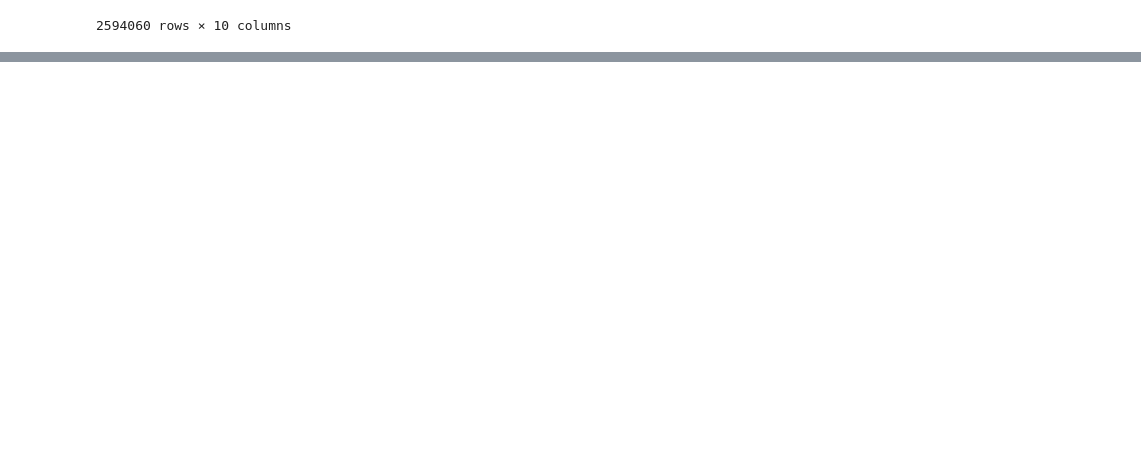
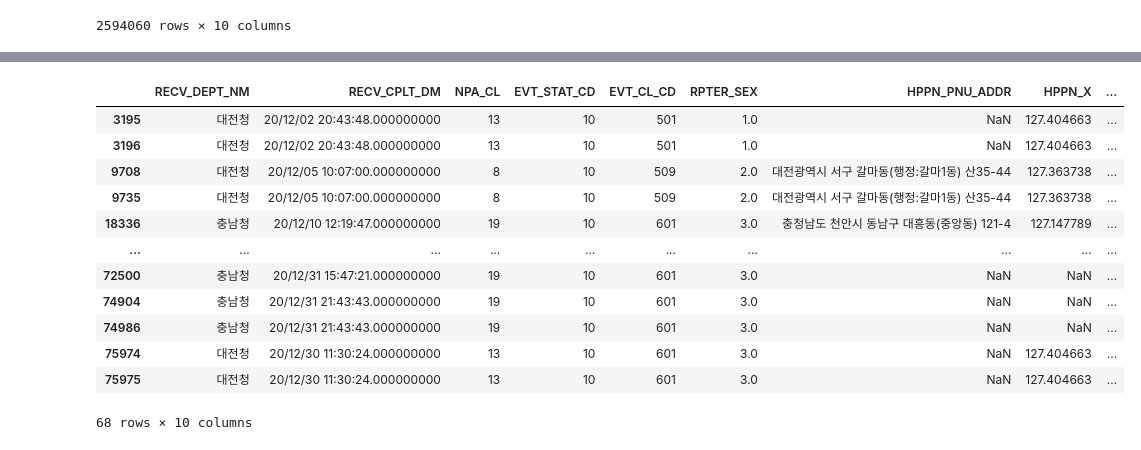
Before and after one commit to C0DE-SAGE/Data-Analysis-Competition, a Jupyter notebook: jinu.ipynb, the cells around one changed output, grey strips where cells are left out. Drawn from its saved outputs; the diff is of its cells as text; code cells hidden in the pictures; blank space fills up the shorter version.

```diff
--- a/jinu.ipynb
+++ b/jinu.ipynb
@@ -106,0 +129,16 @@ Name: 2, dtype: object
+# %%
+kp2020.loc[kp2020.duplicated(keep=False)]
+# %% [output]
+|  | RECV_DEPT_NM | RECV_CPLT_DM | NPA_CL | EVT_STAT_CD | EVT_CL_CD | RPTER_SEX | HPPN_PNU_ADDR | HPPN_X | ... |
+| 3195 | 대전청 | 20/12/02 20:43:48.000000000 | 13 | 10 | 501 | 1.0 | NaN | 127.404663 | ... |
+| 3196 | 대전청 | 20/12/02 20:43:48.000000000 | 13 | 10 | 501 | 1.0 | NaN | 127.404663 | ... |
+| 9708 | 대전청 | 20/12/05 10:07:00.000000000 | 8 | 10 | 509 | 2.0 | 대전광역시 서구 갈마동(행정:갈마1동) 산35-44 | 127.363738 | ... |
+| 9735 | 대전청 | 20/12/05 10:07:00.000000000 | 8 | 10 | 509 | 2.0 | 대전광역시 서구 갈마동(행정:갈마1동) 산35-44 | 127.363738 | ... |
+| 18336 | 충남청 | 20/12/10 12:19:47.000000000 | 19 | 10 | 601 | 3.0 | 충청남도 천안시 동남구 대흥동(중앙동) 121-4 | 127.147789 | ... |
+| ... | ... | ... | ... | ... | ... | ... | ... | ... | ... |
+| 72500 | 충남청 | 20/12/31 15:47:21.000000000 | 19 | 10 | 601 | 3.0 | NaN | NaN | ... |
+| 74904 | 충남청 | 20/12/31 21:43:43.000000000 | 19 | 10 | 601 | 3.0 | NaN | NaN | ... |
+| 74986 | 충남청 | 20/12/31 21:43:43.000000000 | 19 | 10 | 601 | 3.0 | NaN | NaN | ... |
+| 75974 | 대전청 | 20/12/30 11:30:24.000000000 | 13 | 10 | 601 | 3.0 | NaN | 127.404663 | ... |
+| 75975 | 대전청 | 20/12/30 11:30:24.000000000 | 13 | 10 | 601 | 3.0 | NaN | 127.404663 | ... |
+68 rows × 10 columns
```
Also changed, not shown: parts of 13 cells of this notebook, 5 other files.
